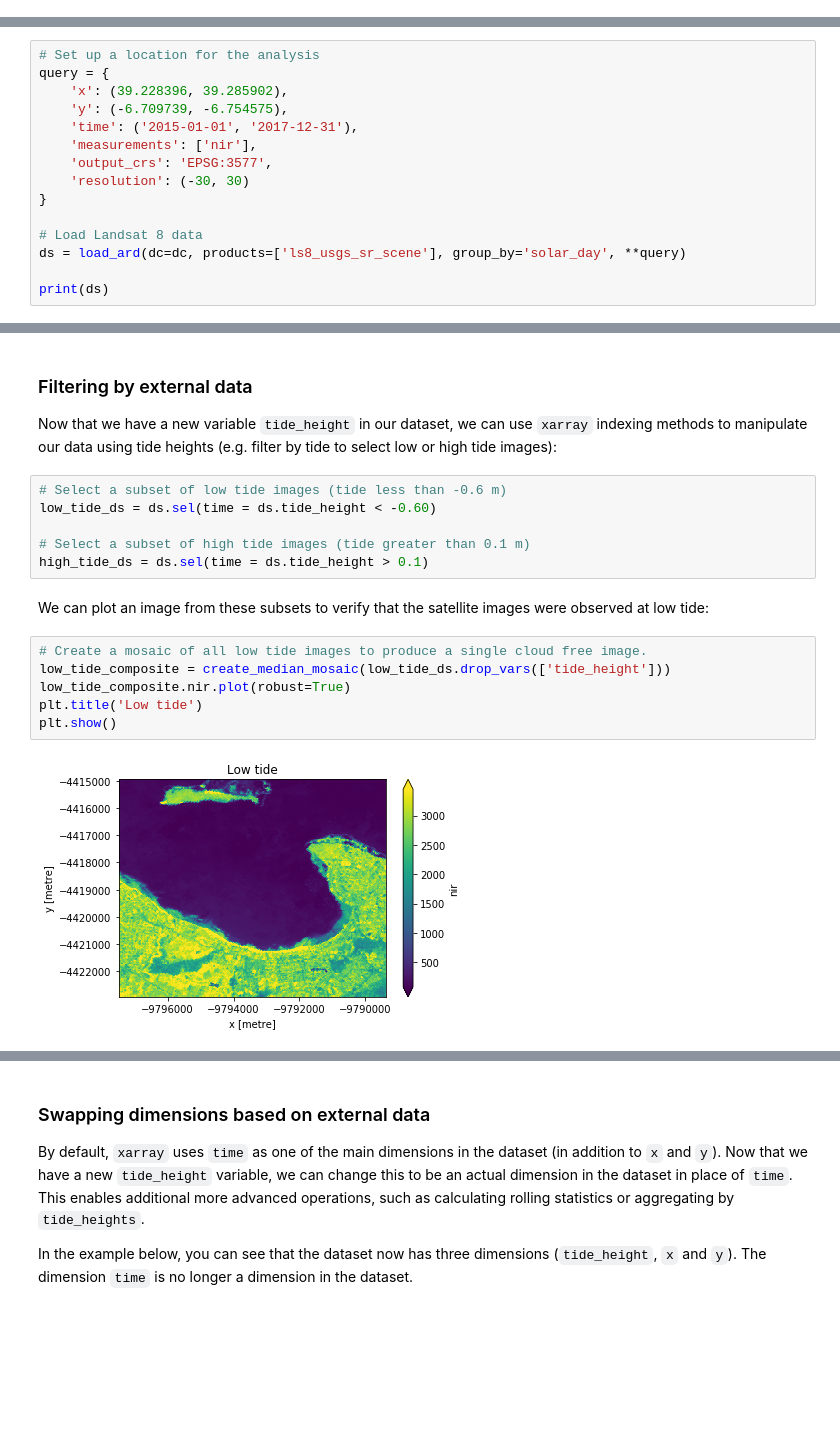
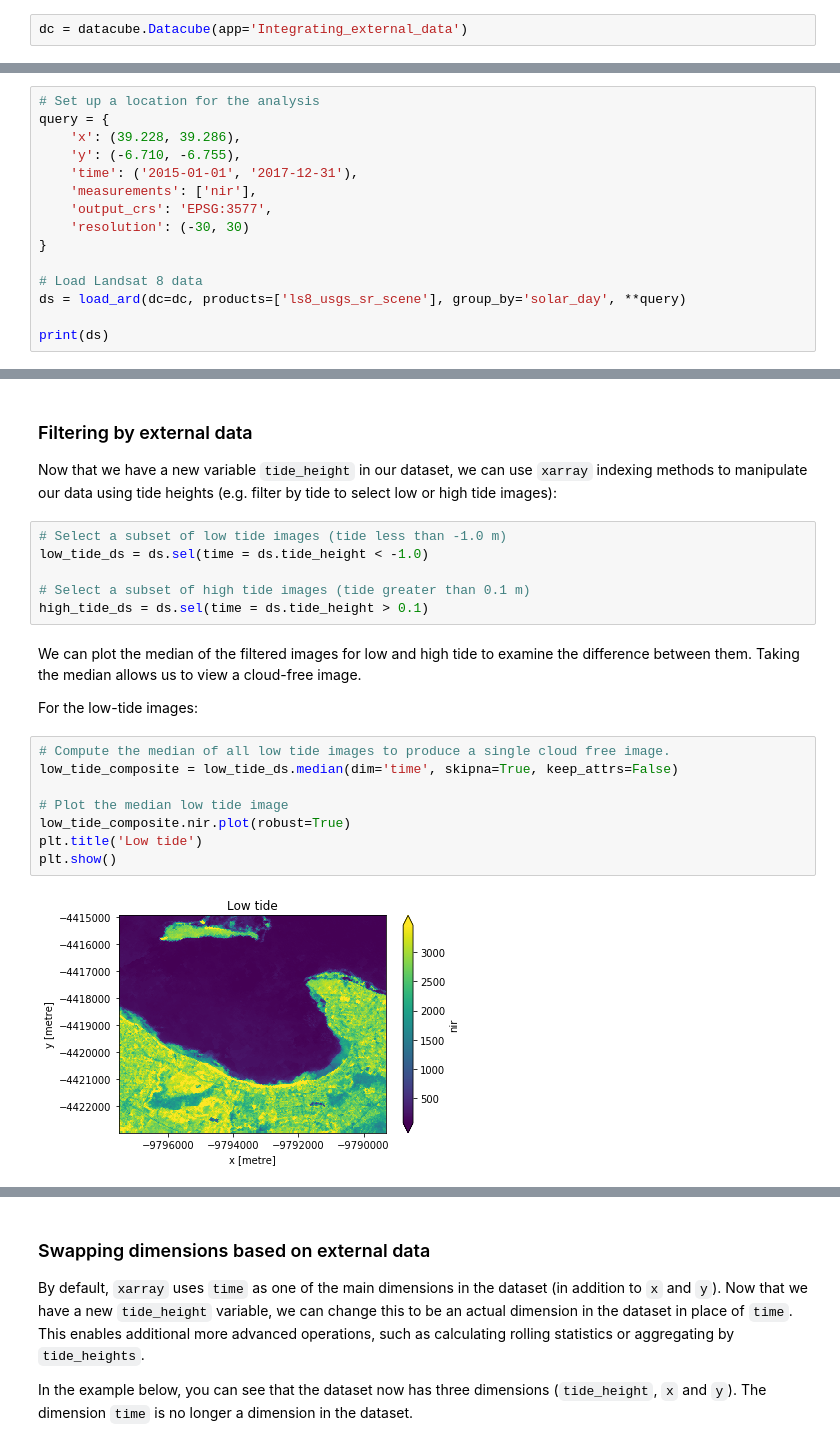
Before and after one commit to digitalearthafrica/deafrica-sandbox-notebooks, a Jupyter notebook: Frequently_used_code/Integrating_external_data.ipynb, the cells around one changed output, grey strips where cells are left out. Cells and saved outputs as stored; diff of their text form; blank space fills up the shorter version.

Commit message:
Update sections to match DEAfrica template.
- remove dependency on DCAL mosaic in favor of simple xarray median

```diff
--- a/Frequently_used_code/Integrating_external_data.ipynb
+++ b/Frequently_used_code/Integrating_external_data.ipynb
@@ -55,3 +43,5 @@ except:
+# %%
+dc = datacube.Datacube(app='Integrating_external_data')
 # %% [markdown]
 ## Loading satellite data
 First we load in three years of Landsat 8 data.
@@ -61,8 +51,8 @@ This will let us verify that we can use external tide data to identify low and h
 # %%
 # Set up a location for the analysis
 query = {
-    'x': (39.228396, 39.285902),
-    'y': (-6.709739, -6.754575),
+    'x': (39.228, 39.286),
+    'y': (-6.710, -6.755),
     'time': ('2015-01-01', '2017-12-31'),
     'measurements': ['nir'],
     'output_crs': 'EPSG:3577',
@@ -156,18 +146,23 @@ plt.show()
 ### Filtering by external data
 Now that we have a new variable `tide_height` in our dataset, we can use `xarray` indexing methods to manipulate our data using tide heights (e.g. filter by tide to select low or high tide images):
 # %%
-# Select a subset of low tide images (tide less than -0.6 m)
-low_tide_ds = ds.sel(time = ds.tide_height < -0.60)
+# Select a subset of low tide images (tide less than -1.0 m)
+low_tide_ds = ds.sel(time = ds.tide_height < -1.0)
 
 # Select a subset of high tide images (tide greater than 0.1 m)
 high_tide_ds = ds.sel(time = ds.tide_height > 0.1)
-# %% [markdown]
-We can plot an image from these subsets to verify that the satellite images were observed at low tide:
+# %% [markdown]
+We can plot the median of the filtered images for low and high tide to examine the difference between them.
+Taking the median allows us to view a cloud-free image.
+
+For the low-tide images:
 # %%
-# Create a mosaic of all low tide images to produce a single cloud free image.
-low_tide_composite = create_median_mosaic(low_tide_ds.drop_vars(['tide_height']))
+# Compute the median of all low tide images to produce a single cloud free image.
+low_tide_composite = low_tide_ds.median(dim='time', skipna=True, keep_attrs=False)
+
+# Plot the median low tide image
 low_tide_composite.nir.plot(robust=True)
 plt.title('Low tide')
 plt.show()
 # %% [output]
-[figure, old version]
+[figure, new version]
```
Also changed, not shown: parts of 12 cells of this notebook.
